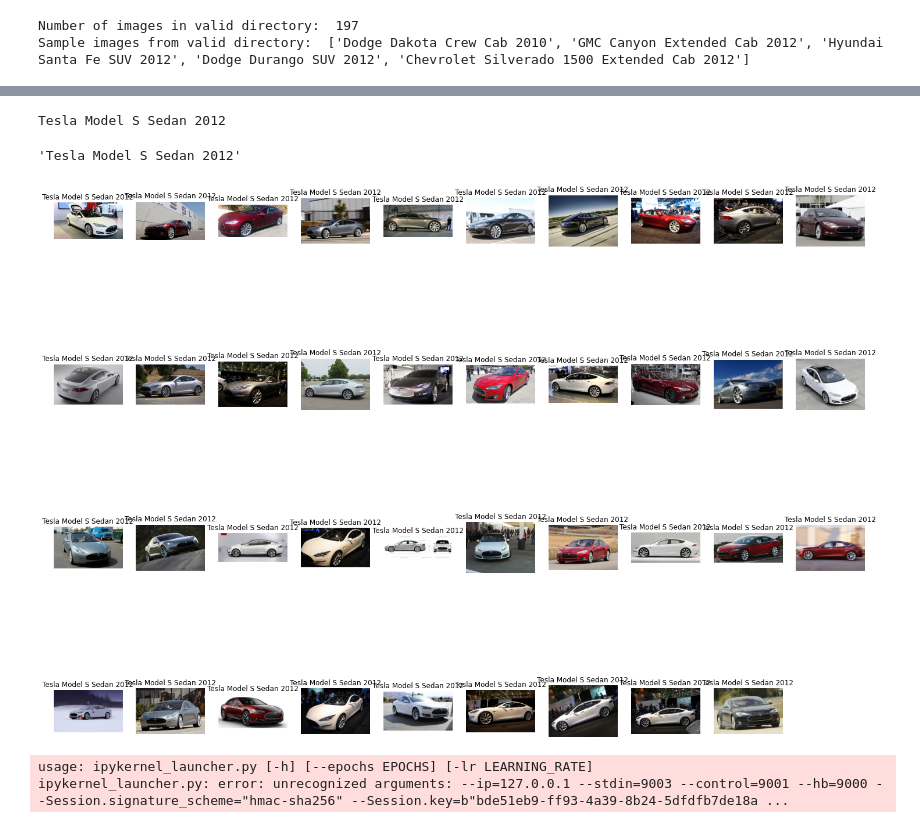
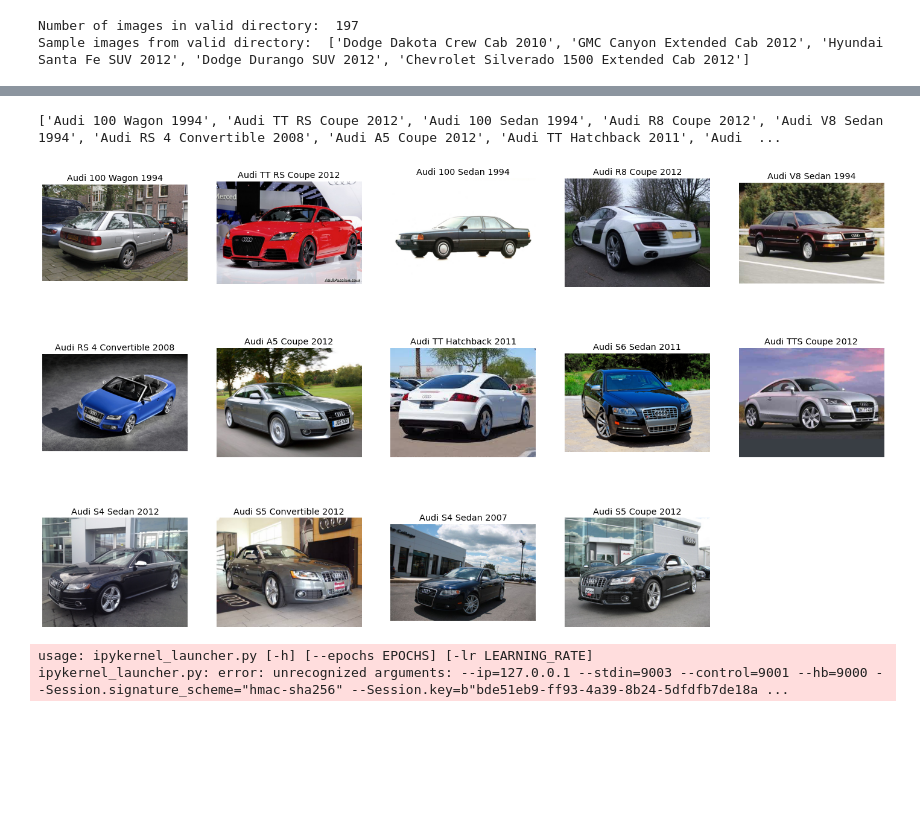
Before and after one commit to dimgag/stanford_car_classification, a Jupyter notebook: notebook.ipynb, the cells around one changed output, grey strips where cells are left out. Saved outputs shown, nothing was run; the diff lists cells and outputs as text; code cells hidden in the pictures; blank space fills up the shorter version.

Commit message:
function update

```diff
--- a/notebook.ipynb
+++ b/notebook.ipynb
@@ -54,26 +43,30 @@ for i in range(9):
-# %%
-# if contains tesla in the name
-for i in range(len(train_images)):
-    if "tesla" in train_images[i].lower():
-        print(train_images[i])
-        tesla = train_images[i]
-# %% [output]
-Tesla Model S Sedan 2012
-# %%
-tesla
-# %% [output]
-'Tesla Model S Sedan 2012'
-# %%
-# Plot all tesla images
-plt.figure(figsize=(25, 25))
-for i in range(len(os.listdir(train_dir + "/" + tesla))):
-    plt.subplot(5, 10, i+1)
-    img = plt.imread(train_dir + "/" + tesla + "/" + os.listdir(train_dir + "/" + tesla)[i])
-    plt.imshow(img)
-    plt.title(tesla)
-    plt.axis("off")
-# %% [output]
-[figure, removed]
+# %%
+# Show specific brand images
+def show_brand_images(brand_name):
+    """ Function to find all the models of a
+    given car brand-name and show their images."""
+    brand_name = str(brand_name)
+    # Find all the models with a given brand name
+    car = []
+    for i in range(len(train_images)):
+        if brand_name in train_images[i].lower():
+            # print(train_images[i])
+            # car = train_images[i]
+            car.append(train_images[i])
+    print(car)
+    # Show one image from every class
+    plt.figure(figsize=(25, 25))
+    for i in range(len(car)):
+        plt.subplot(5, 5, i+1)
+        img = plt.imread(train_dir + "/" + car[i] + "/" + os.listdir(train_dir + "/" + car[i])[0])
+        plt.imshow(img)
+        plt.title(car[i])
+        plt.axis("off")
+
+show_brand_images("audi")
+# %% [output]
+['Audi 100 Wagon 1994', 'Audi TT RS Coupe 2012', 'Audi 100 Sedan 1994', 'Audi R8 Coupe 2012', 'Audi V8 Sedan 1994', 'Audi RS 4 Convertible 2008', 'Audi A5 Coupe 2012', 'Audi TT Hatchback 2011', 'Audi  ...
+[figure, added]
 # %%
 # To be continued...
 # https://debuggercafe.com/stanford-cars-classification-using-efficientnet-pytorch/
```
Also changed, not shown: parts of 3 cells of this notebook.
